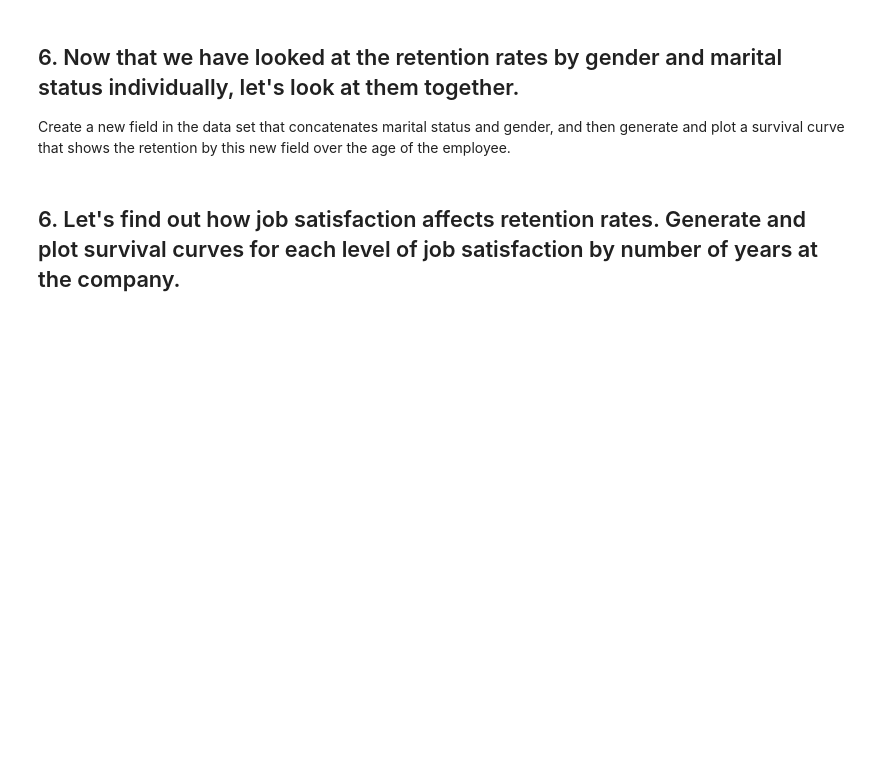
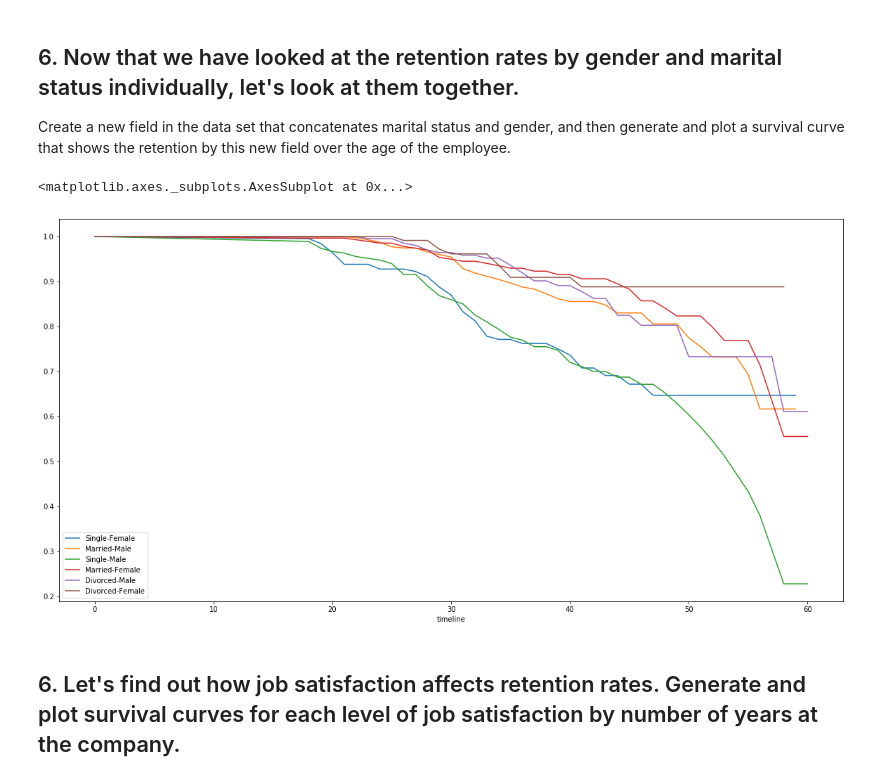
Before and after one commit to ta-data-mexpt/lab-survival-analysis, a Jupyter notebook: your-code/main.ipynb, the cells around one changed output. Drawn from its saved outputs; the diff is of its cells as text; code cells hidden in the pictures; blank space fills up the shorter version.

```diff
--- a/your-code/main.ipynb
+++ b/your-code/main.ipynb
@@ -65,5 +83,12 @@ rates.plot()
 ## 6. Now that we have looked at the retention rates by gender and marital status individually, let's look at them together.
 
 Create a new field in the data set that concatenates marital status and gender, and then generate and plot a survival curve that shows the retention by this new field over the age of the employee.
+# %%
+data['Marital Status by Gender'] = data.MaritalStatus + '-' + data.Gender
+rates_6 = survival(data, 'Marital Status by Gender', 'Age', 'Attrition')
+rates_6.plot()
+# %% [output]
+<matplotlib.axes._subplots.AxesSubplot at 0x...>
+[figure, added]
 # %% [markdown]
 ## 6. Let's find out how job satisfaction affects retention rates. Generate and plot survival curves for each level of job satisfaction by number of years at the company.
```
Also changed, not shown: parts of 9 cells of this notebook.
